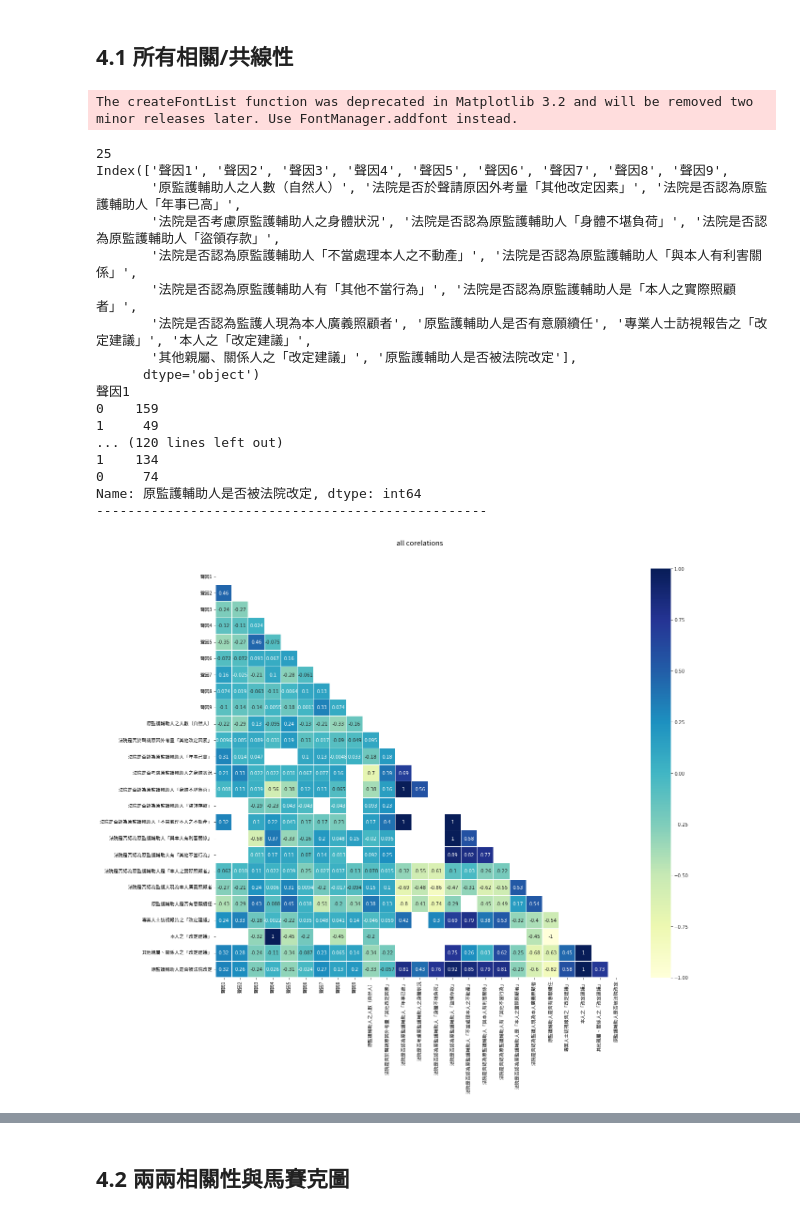
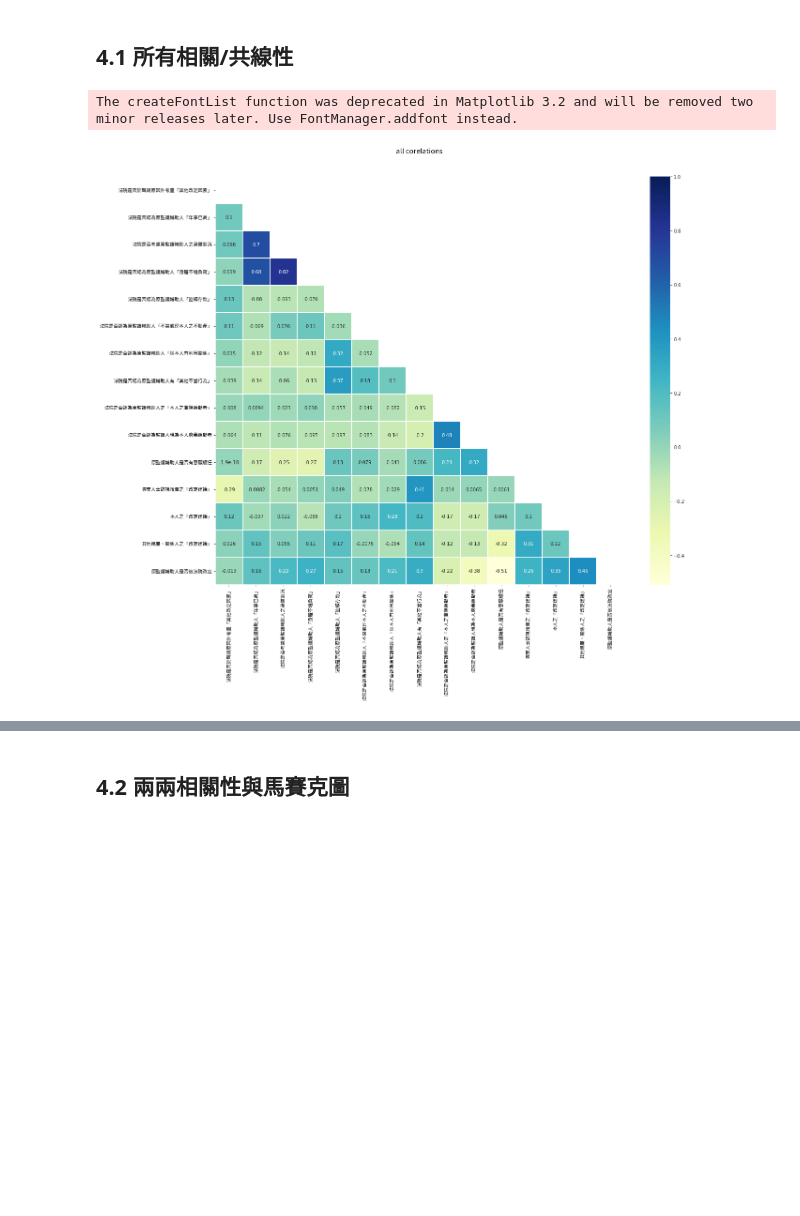
Before and after one commit to jeremy5189/legal-data-analysis, a Jupyter notebook: G4_Class.ipynb, the cells around one changed output, grey strips where cells are left out. Drawn from its saved outputs; the diff is of its cells as text; code cells hidden in the pictures; blank space fills up the shorter version.

```diff
--- a/G4_Class.ipynb
+++ b/G4_Class.ipynb
@@ -250,35 +250,43 @@ class Corr(Analysis):
     plt.show()
 # %% [markdown]
 ## 4.1 所有相關/共線性
-# %%
-c = Corr(gsheet_id, gsheet_name, to_drop=[
-  'index',
-  'UUID',
-  '主管機關是否被法院改定 (1=是, 2=否)',
-  '宣告性質',
-  '原監護輔助人之類型'
-])
-c.replace_all_col_to_NaN('')
-c.convert_to_numeric()
-c.print_value_counts()
-c.corr_heatmap()
-# %% [output]
-The createFontList function was deprecated in Matplotlib 3.2 and will be removed two minor releases later. Use FontManager.addfont instead.
-25
-Index(['聲因1', '聲因2', '聲因3', '聲因4', '聲因5', '聲因6', '聲因7', '聲因8', '聲因9',
-       '原監護輔助人之人數（自然人）', '法院是否於聲請原因外考量「其他改定因素」', '法院是否認為原監護輔助人「年事已高」',
-       '法院是否考慮原監護輔助人之身體狀況', '法院是否認為原監護輔助人「身體不堪負荷」', '法院是否認為原監護輔助人「盜領存款」',
-       '法院是否認為原監護輔助人「不當處理本人之不動產」', '法院是否認為原監護輔助人「與本人有利害關係」',
-       '法院是否認為原監護輔助人有「其他不當行為」', '法院是否認為原監護輔助人是「本人之實際照顧者」',
-       '法院是否認為監護人現為本人廣義照顧者', '原監護輔助人是否有意願續任', '專業人士訪視報告之「改定建議」', '本人之「改定建議」',
-       '其他親屬、關係人之「改定建議」', '原監護輔助人是否被法院改定'],
-      dtype='object')
-聲因1
-0    159
-1     49
-... (120 lines left out)
-1    134
-0     74
-Name: 原監護輔助人是否被法院改定, dtype: int64
---------------------------------------------------
-[figure, removed]
+# %%
+c = Corr(gsheet_id, gsheet_name, to_drop=[
+  'index',
+  'UUID',
+  '聲因1',
+  '聲因2',
+  '聲因3',
+  '聲因4',
+  '聲因5',
+  '聲因6',
+  '聲因7',
+  '聲因8',
+  '聲因9',
+  '宣告性質',
+  '原監護輔助人之類型',
+  '原監護輔助人之人數（自然人）',
+  '主管機關是否被法院改定 (1=是, 2=否)',
+  #'法院是否於聲請原因外考量「其他改定因素」',
+  #'法院是否認為原監護輔助人「年事已高」',
+  #'法院是否考慮原監護輔助人之身體狀況',
+  #'法院是否認為原監護輔助人「身體不堪負荷」',
+  #'法院是否認為原監護輔助人「盜領存款」',
+  #'法院是否認為原監護輔助人「不當處理本人之不動產」',
+  #'法院是否認為原監護輔助人「與本人有利害關係」',
+  #'法院是否認為原監護輔助人有「其他不當行為」',
+  #'法院是否認為原監護輔助人是「本人之實際照顧者」',
+  #'法院是否認為監護人現為本人廣義照顧者',
+  #'原監護輔助人是否有意願續任',
+  #'專業人士訪視報告之「改定建議」',
+  #'本人之「改定建議」',
+  #'其他親屬、關係人之「改定建議」',
+  #'原監護輔助人是否被法院改定',
+])
+for col in c.df.columns:
+  c.replace_col_to(col, '', 0)
+c.convert_to_numeric()
+c.corr_heatmap()
+# %% [output]
+The createFontList function was deprecated in Matplotlib 3.2 and will be removed two minor releases later. Use FontManager.addfont instead.
+[figure, added]
```
Also changed, not shown: parts of 2 cells of this notebook.
